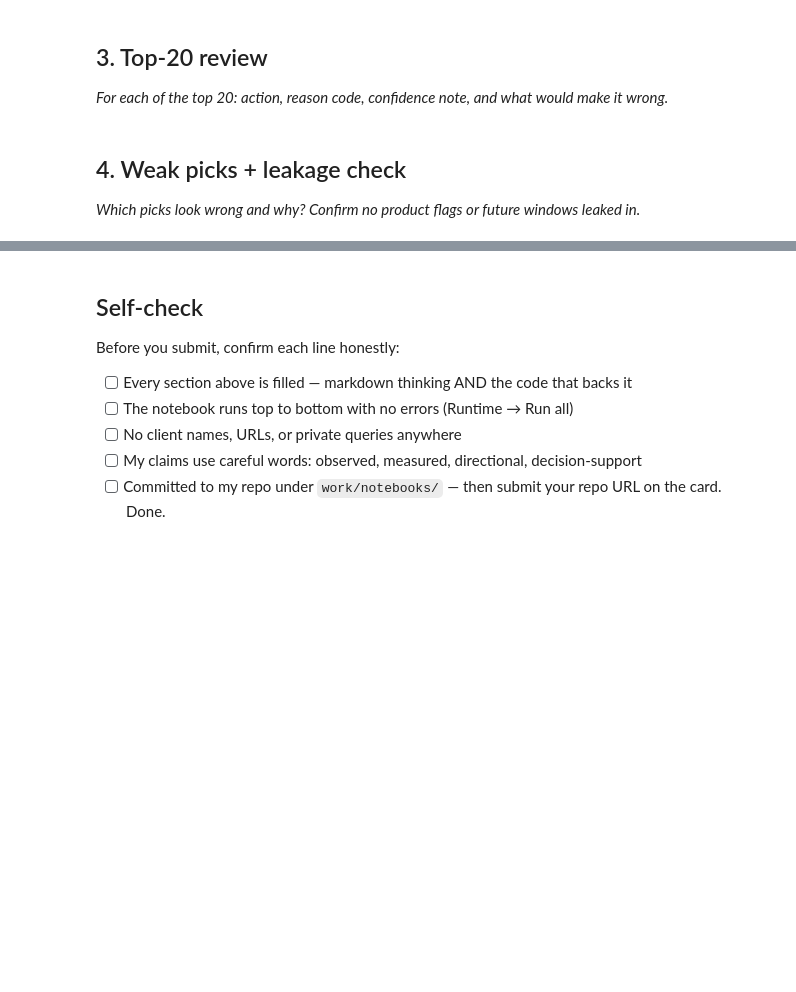
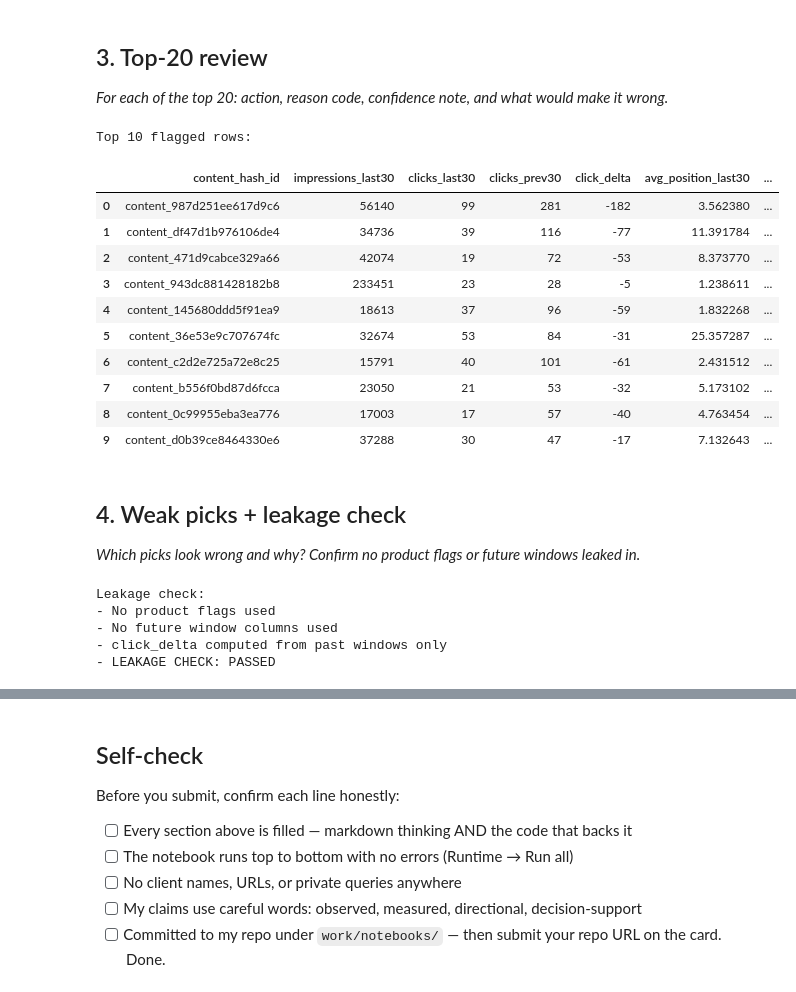
Before and after one commit to aamnamalik16-bit/flyrank-ML-internship, a Jupyter notebook: work/notebooks/w04_baseline_score.ipynb, the cells around one changed output, grey strips where cells are left out. Saved outputs shown, nothing was run; the diff lists cells and outputs as text; code cells hidden in the pictures; blank space fills up the shorter version.

```diff
--- a/work/notebooks/w04_baseline_score.ipynb
+++ b/work/notebooks/w04_baseline_score.ipynb
@@ -6,3 +6,24 @@
 This skeleton is yours to fill. Work the sections **in order** — each one has a one-line hint. Simple words, honest numbers.
 
 > Working with an AI assistant? Tell it to read `skills/README.md` first and load the one skill this assignment names on its card.
+# %%
+import os
+
+if not os.path.exists('flyrank-ML-internship'):
+    !git clone https://github.com/aamnamalik16-bit/flyrank-ML-internship.git
+
+os.chdir('flyrank-ML-internship')
+
+!pip install duckdb -q
+
+import duckdb
+import pandas as pd
+import numpy as np
+from google.colab import userdata
+
+HF_TOKEN = userdata.get('HF_TOKEN')
+con = duckdb.connect()
+con.execute(f"CREATE SECRET (TYPE huggingface, TOKEN '{HF_TOKEN}')")
+
+rel = "hf://datasets/FlyRank/internship-warehouse"
+print("Setup complete!")
@@ -18,7 +176,39 @@ This skeleton is yours to fill. Work the sections **in order** — each one has
 ## 3. Top-20 review
 
 *For each of the top 20: action, reason code, confidence note, and what would make it wrong.*
+# %%
+# Show top 10 for review
+top10 = baseline_df[baseline_df['reason_code'] == 'visible_but_losing_clicks'].head(10)
+print("Top 10 flagged rows:")
+display(top10[['content_hash_id', 'impressions_last30', 'clicks_last30',
+               'clicks_prev30', 'click_delta', 'avg_position_last30',
+               'baseline_score', 'reason_code', 'action_label']])
+# %% [output]
+Top 10 flagged rows:
+|  | content_hash_id | impressions_last30 | clicks_last30 | clicks_prev30 | click_delta | avg_position_last30 | ... |
+| 0 | content_987d251ee617d9c6 | 56140 | 99 | 281 | -182 | 3.562380 | ... |
+| 1 | content_df47d1b976106de4 | 34736 | 39 | 116 | -77 | 11.391784 | ... |
+| 2 | content_471d9cabce329a66 | 42074 | 19 | 72 | -53 | 8.373770 | ... |
+| 3 | content_943dc881428182b8 | 233451 | 23 | 28 | -5 | 1.238611 | ... |
+| 4 | content_145680ddd5f91ea9 | 18613 | 37 | 96 | -59 | 1.832268 | ... |
+| 5 | content_36e53e9c707674fc | 32674 | 53 | 84 | -31 | 25.357287 | ... |
+| 6 | content_c2d2e725a72e8c25 | 15791 | 40 | 101 | -61 | 2.431512 | ... |
+| 7 | content_b556f0bd87d6fcca | 23050 | 21 | 53 | -32 | 5.173102 | ... |
+| 8 | content_0c99955eba3ea776 | 17003 | 17 | 57 | -40 | 4.763454 | ... |
+| 9 | content_d0b39ce8464330e6 | 37288 | 30 | 47 | -17 | 7.132643 | ... |
 # %% [markdown]
 ## 4. Weak picks + leakage check
 
 *Which picks look wrong and why? Confirm no product flags or future windows leaked in.*
+# %%
+print("Leakage check:")
+print("- No product flags used")
+print("- No future window columns used")
+print("- click_delta computed from past windows only")
+print("- LEAKAGE CHECK: PASSED")
+# %% [output]
+Leakage check:
+- No product flags used
+- No future window columns used
+- click_delta computed from past windows only
+- LEAKAGE CHECK: PASSED
```
Also changed, not shown: parts of 6 cells of this notebook.
